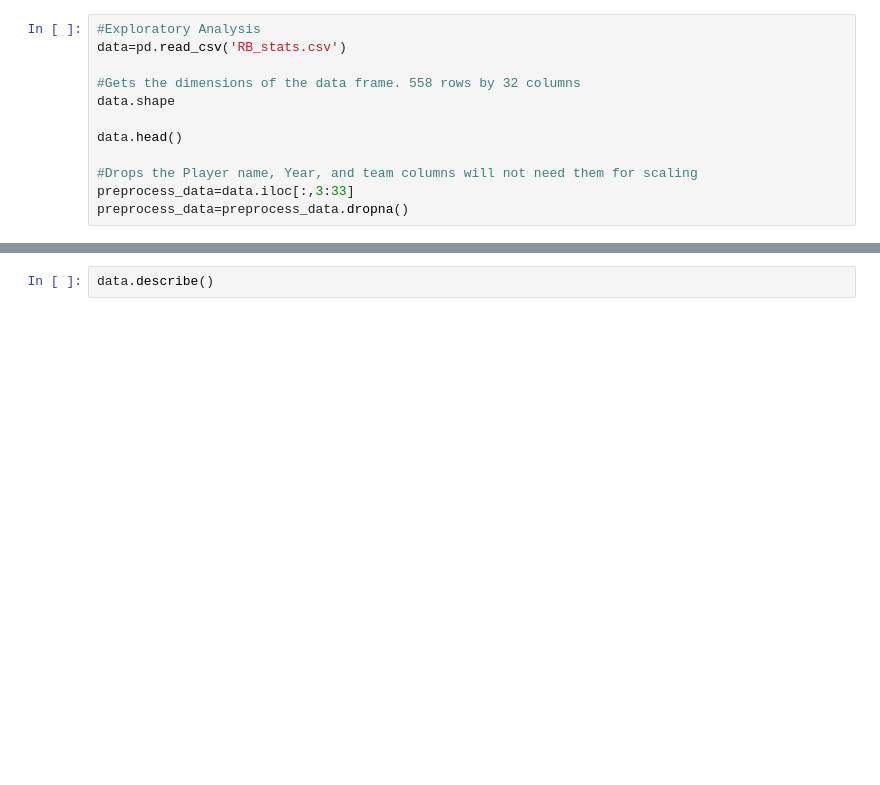
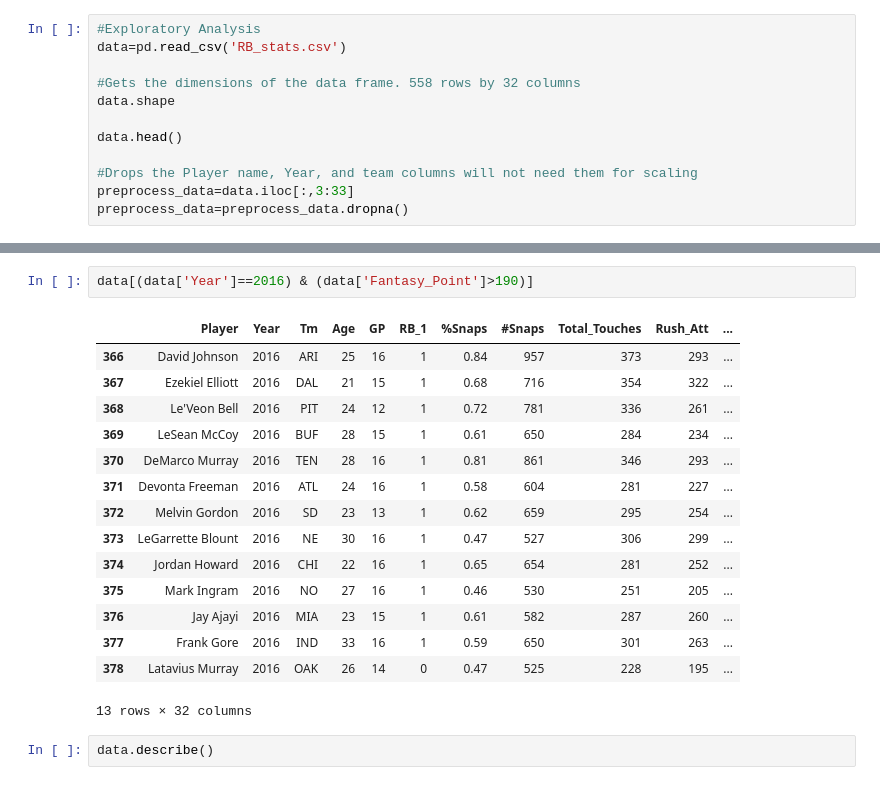
Before and after one commit to jh729670/Running-Back-Data, a Jupyter notebook: Data Practicum.ipynb, the cells around one changed output, grey strips where cells are left out. Drawn from its saved outputs; the diff is of its cells as text; blank space fills up the shorter version.

```diff
--- a/Data Practicum.ipynb
+++ b/Data Practicum.ipynb
@@ -33,3 +53,21 @@ preprocess_data=preprocess_data.dropna()
+# %%
+data[(data['Year']==2016) & (data['Fantasy_Point']>190)]
+# %% [output]
+|  | Player | Year | Tm | Age | GP | RB_1 | %Snaps | #Snaps | Total_Touches | Rush_Att | ... |
+| 366 | David Johnson | 2016 | ARI | 25 | 16 | 1 | 0.84 | 957 | 373 | 293 | ... |
+| 367 | Ezekiel Elliott | 2016 | DAL | 21 | 15 | 1 | 0.68 | 716 | 354 | 322 | ... |
+| 368 | Le'Veon Bell | 2016 | PIT | 24 | 12 | 1 | 0.72 | 781 | 336 | 261 | ... |
+| 369 | LeSean McCoy | 2016 | BUF | 28 | 15 | 1 | 0.61 | 650 | 284 | 234 | ... |
+| 370 | DeMarco Murray | 2016 | TEN | 28 | 16 | 1 | 0.81 | 861 | 346 | 293 | ... |
+| 371 | Devonta Freeman | 2016 | ATL | 24 | 16 | 1 | 0.58 | 604 | 281 | 227 | ... |
+| 372 | Melvin Gordon | 2016 | SD | 23 | 13 | 1 | 0.62 | 659 | 295 | 254 | ... |
+| 373 | LeGarrette Blount | 2016 | NE | 30 | 16 | 1 | 0.47 | 527 | 306 | 299 | ... |
+| 374 | Jordan Howard | 2016 | CHI | 22 | 16 | 1 | 0.65 | 654 | 281 | 252 | ... |
+| 375 | Mark Ingram | 2016 | NO | 27 | 16 | 1 | 0.46 | 530 | 251 | 205 | ... |
+| 376 | Jay Ajayi | 2016 | MIA | 23 | 15 | 1 | 0.61 | 582 | 287 | 260 | ... |
+| 377 | Frank Gore | 2016 | IND | 33 | 16 | 1 | 0.59 | 650 | 301 | 263 | ... |
+| 378 | Latavius Murray | 2016 | OAK | 26 | 14 | 0 | 0.47 | 525 | 228 | 195 | ... |
+13 rows × 32 columns
 # %%
 data.describe()
 # %% [output]
```
Also changed, not shown: parts of 13 cells of this notebook.
